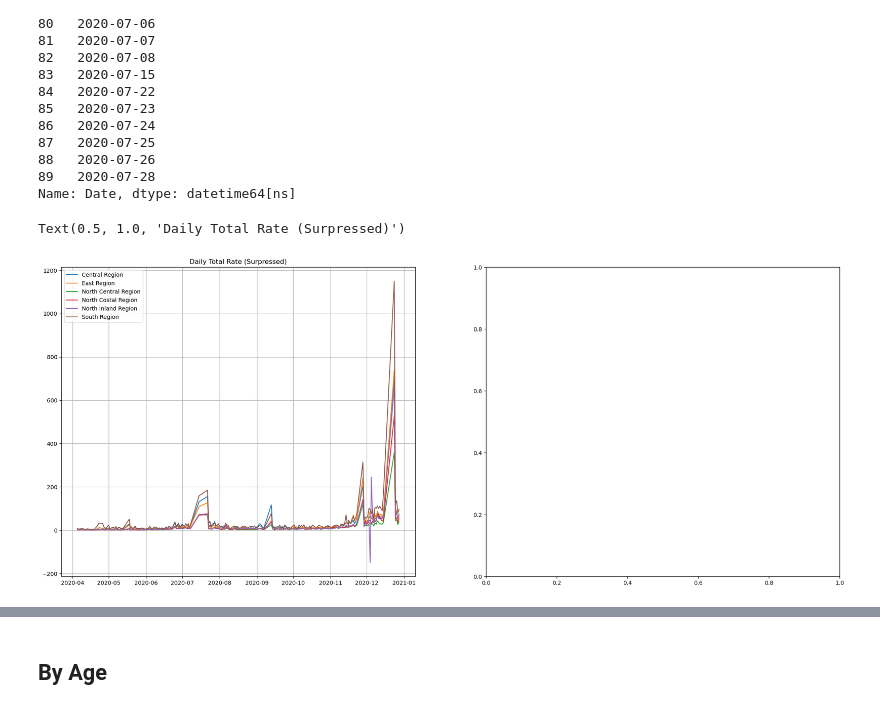
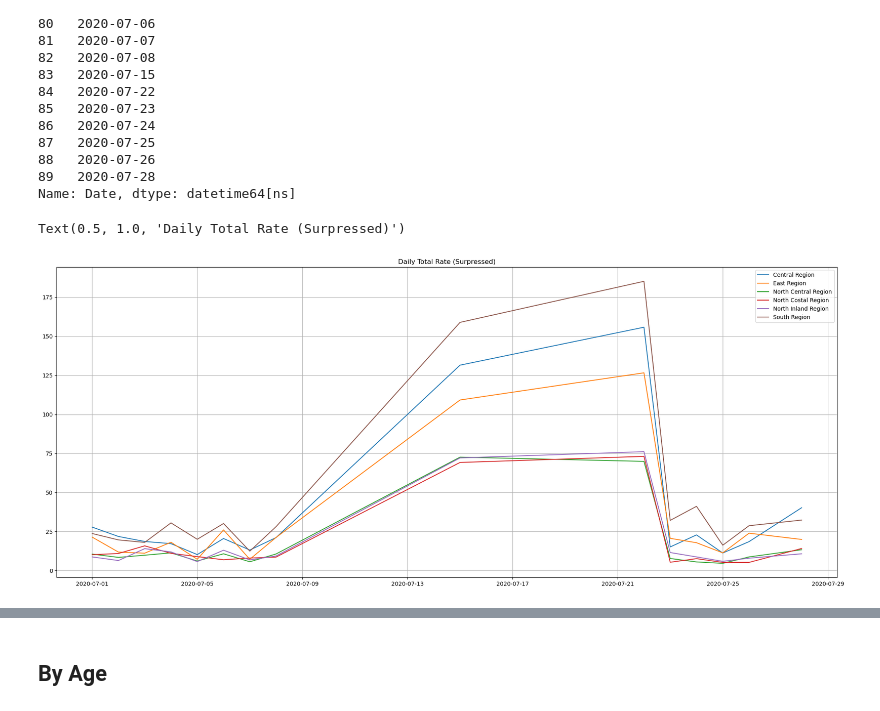
Before and after one commit to kazi0302/COVID-19-Modeling-and-Parameter-Fitting, a Jupyter notebook: Data/Data_Cleaning.ipynb, the cells around one changed output, grey strips where cells are left out. Drawn from its saved outputs; the diff is of its cells as text; code cells hidden in the pictures.

```diff
--- a/Data/Data_Cleaning.ipynb
+++ b/Data/Data_Cleaning.ipynb
@@ -89,39 +98,39 @@ central['Date'][75:90]
 89   2020-07-28
 Name: Date, dtype: datetime64[ns]
 # %%
+# Plot Raw and Total daily cases
+fig, ax1 = plt.subplots(figsize = (25, 10))
+ax1.plot(central['Date'][75:90], central_daily_total[75:90], label = 'Central Region')
+ax1.plot(east['Date'][75:90], east_daily_total[75:90], label = 'East Region')
+ax1.plot(north_central['Date'][75:90], north_central_daily_total[75:90], label = 'North Central Region')
+ax1.plot(north_coastal['Date'][75:90], north_coastal_daily_total[75:90], label = 'North Costal Region')
+ax1.plot(north_inland['Date'][75:90], north_inland_daily_total[75:90], label = 'North Inland Region')
+ax1.plot(south['Date'][75:90], south_daily_total[75:90], label = 'South Region')
+ax1.grid()
+ax1.legend()
+ax1.set_title('Daily Total Rate (Surpressed)')
+
 # # Plot Raw and Total daily cases
 # fig, (ax1, ax2) = plt.subplots(1, 2, figsize = (25, 10))
-# ax1.plot(central['Date'][:100], central_daily_total[:100], label = 'Central Region')
-# ax1.plot(east['Date'][:100], east_daily_total[:100], label = 'East Region')
-# ax1.plot(north_central['Date'][:100], north_central_daily_total[:100], label = 'North Central Region')
-# ax1.plot(north_coastal['Date'][:100], north_coastal_daily_total[:100], label = 'North Costal Region')
-# ax1.plot(north_inland['Date'][:100], north_inland_daily_total[:100], label = 'North Inland Region')
-# ax1.plot(south['Date'][:100], south_daily_total[:100], label = 'South Region')
+# ax1.plot(central['Date'], central_daily_total, label = 'Central Region')
+# ax1.plot(east['Date'], east_daily_total, label = 'East Region')
+# ax1.plot(north_central['Date'], north_central_daily_total, label = 'North Central Region')
+# ax1.plot(north_coastal['Date'], north_coastal_daily_total, label = 'North Costal Region')
+# ax1.plot(north_inland['Date'], north_inland_daily_total, label = 'North Inland Region')
+# ax1.plot(south['Date'], south_daily_total, label = 'South Region')
 # ax1.grid()
 # ax1.legend()
 # ax1.set_title('Daily Total Rate (Surpressed)')
-
-# Plot Raw and Total daily cases
-fig, (ax1, ax2) = plt.subplots(1, 2, figsize = (25, 10))
-ax1.plot(central['Date'], central_daily_total, label = 'Central Region')
-ax1.plot(east['Date'], east_daily_total, label = 'East Region')
-ax1.plot(north_central['Date'], north_central_daily_total, label = 'North Central Region')
-ax1.plot(north_coastal['Date'], north_coastal_daily_total, label = 'North Costal Region')
-ax1.plot(north_inland['Date'], north_inland_daily_total, label = 'North Inland Region')
-ax1.plot(south['Date'], south_daily_total, label = 'South Region')
-ax1.grid()
-ax1.legend()
-ax1.set_title('Daily Total Rate (Surpressed)')
 
 # ax2.plot(central['Date'], central_daily_raw, label = 'Central Region')
 # ax2.plot(east['Date'], east_daily_raw, label = 'East Region')
 # ax2.plot(north_central['Date'], north_central_daily_raw, label = 'North Central Region')
 # ax2.plot(north_coastal['Date'], north_coastal_daily_raw, label = 'North Costal Region')
 # ax2.plot(north_inland['Date'], north_inland_daily_raw, label = 'North Inland Region')
 # ax2.plot(south['Date'], south_daily_raw, label = 'South Region')
 # ax2.grid()
 # ax2.legend()
 # ax2.set_title('Daily Case Count (Raw)')
 # %% [output]
 Text(0.5, 1.0, 'Daily Total Rate (Surpressed)')
-[figure, old version]
+[figure, new version]
```
Also changed, not shown: parts of 2 cells of this notebook, 8 other files.
